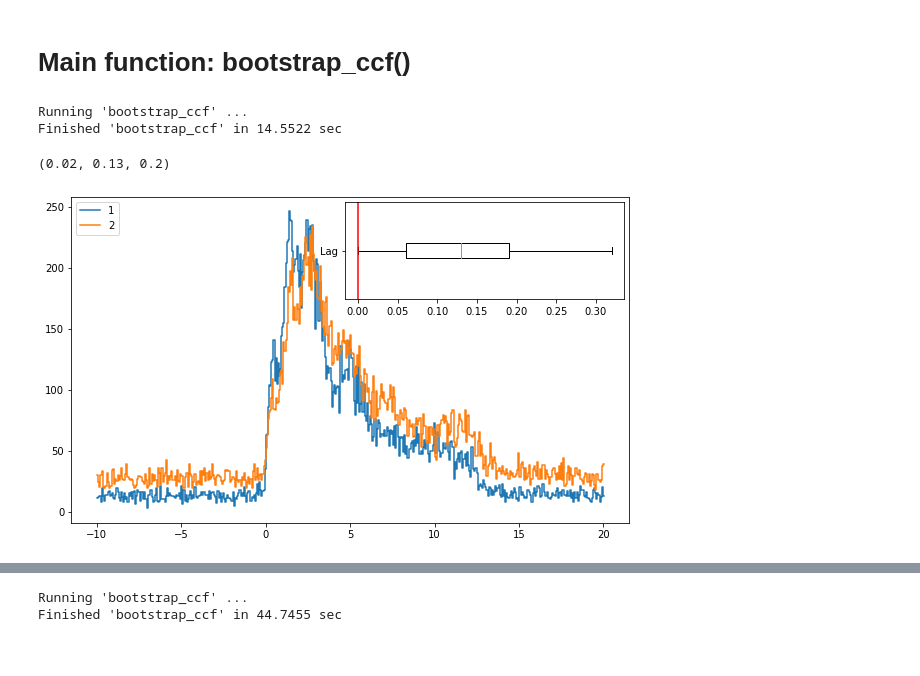
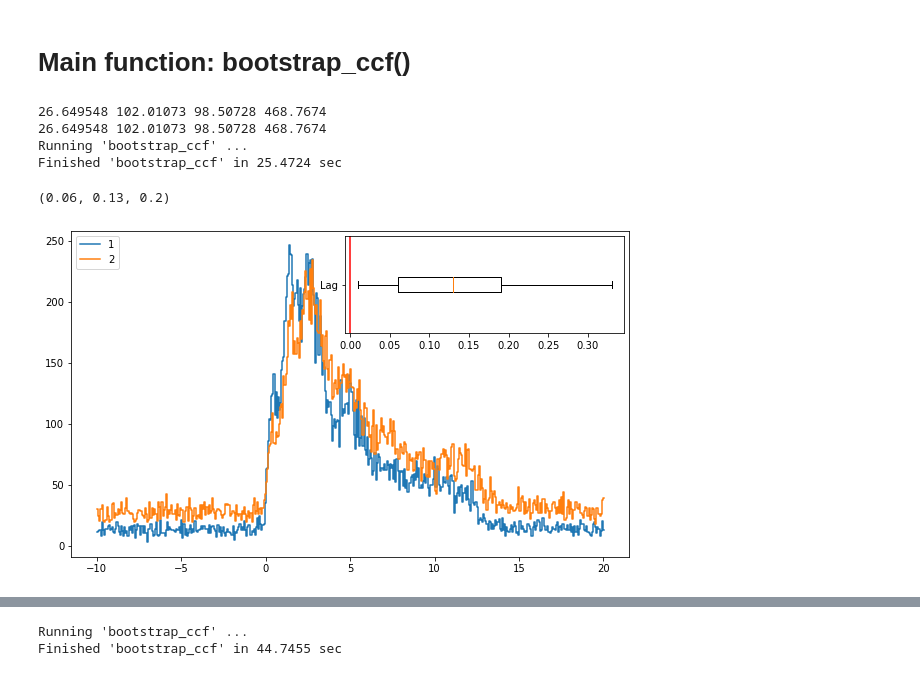
Before and after one commit to Lang-Shao/graduate_cource, a Jupyter notebook: Using_Python/Python_Codes/Statistics/ccf_using_bootstrap.ipynb, the cells around one changed output, grey strips where cells are left out. Saved outputs shown, nothing was run; the diff lists cells and outputs as text; code cells hidden in the pictures.

```diff
--- a/Using_Python/Python_Codes/Statistics/ccf_using_bootstrap.ipynb
+++ b/Using_Python/Python_Codes/Statistics/ccf_using_bootstrap.ipynb
@@ -12,8 +12,8 @@ viewt1 = -10
 viewt2 = 20
 
 
-#databasedir = '/home/lang/Work/myccf/data/'
-databasedir = '/db/Data/Fermi_GBM_burst/data/'
+databasedir = '/home/lang/Work/GBM/data/'
+#databasedir = '/db/Data/Fermi_GBM_burst/data/'
 year = '20'+bn[0:2]
 datadir = databasedir+'/'+year+'/bn'+bn
 ttefile = glob(datadir+'/'+'glg_tte_'+det+'_bn'+bn+'_v*.fit')
@@ -119,8 +119,8 @@ viewt1 = -10
 viewt2 = 20
 
 
-#databasedir = '/home/lang/Work/myccf/data/'
-databasedir = '/db/Data/Fermi_GBM_burst/data/'
+databasedir = '/home/lang/Work/GBM/data/'
+#databasedir = '/db/Data/Fermi_GBM_burst/data/'
 year = '20'+bn[0:2]
 datadir = databasedir+'/'+year+'/bn'+bn
 ttefile = glob(datadir+'/'+'glg_tte_'+det+'_bn'+bn+'_v*.fit')
@@ -205,8 +205,8 @@ def timer(func):
 
 def get_tte_from_energyrange(energy1=10, energy2=100,
                              bn='150314205', det = 'n9',
-                             databasedir='/db/Data/Fermi_GBM_burst/data/'):
-                             #databasedir = '/home/lang/Work/myccf/data/'):
+                             #databasedir='/db/Data/Fermi_GBM_burst/data/'):
+                             databasedir = '/home/lang/Work/GBM/data/'):
     assert energy2 >= energy1
     year = '20'+bn[0:2]
     datadir = databasedir+'/'+year+'/bn'+bn
@@ -220,6 +220,7 @@ def get_tte_from_energyrange(energy1=10, energy2=100,
     ebound = hdu['EBOUNDS'].data
     emin = ebound.field(1)
     emax = ebound.field(2)
+    print(emin[20],emax[50],emin[50],emax[100])
     CH1 = np.max([(emin<energy1).sum()-1,0])
     CH2 = (emax<energy2).sum()
     return t[(ch >= CH1) & (ch <= CH2)]
@@ -258,34 +259,36 @@ def bootstrap_ccf(time1, time2, viewt1 = -10, viewt2 = 20, binwidth = 0.01,  alp
         x_max = x[np.argmax(y)]
         #print('lag =',x_max*binwidth,'s')
         lags.append(x_max*binwidth)
     # confidence intervals
     alpha = alpha
     ordered = np.sort(lags)
     lower = np.percentile(ordered, (100-alpha)/2)
     upper = np.percentile(ordered, alpha+((100-alpha)/2))
     mean = np.percentile(ordered,50)
 
     if show:
         newbinwidth = np.max([np.abs(mean)*0.5,binwidth])
         tbins = np.arange(viewt1,viewt2+newbinwidth,newbinwidth)
         counts1, _ = np.histogram(time1,bins=tbins)
         counts2, _ = np.histogram(time2,bins=tbins)
         counts_forplot1 = np.concatenate(([counts1[0]],counts1))
         counts_forplot2 = np.concatenate(([counts2[0]],counts2))
         fig, ax = plt.subplots(1,1,figsize=(10, 6))
         ax.plot(tbins,counts_forplot1,drawstyle='steps',label='1')
         ax.plot(tbins,counts_forplot2,drawstyle='steps',label='2')
         ax.legend(loc='upper left')
         ax2 = inset_axes(ax, width="50%", height="30%")
         bplot = ax2.boxplot(lags,
                     vert=False,showfliers=False,labels=['Lag'],positions=[0])
         ax2.axvline(0,color='red')
     return lower, mean, upper
 
 bootstrap_ccf(get_tte_from_energyrange(70,200),get_tte_from_energyrange(20,70), show=True)
 # %% [output]
+26.649548 102.01073 98.50728 468.7674
+26.649548 102.01073 98.50728 468.7674
 Running 'bootstrap_ccf' ...
-Finished 'bootstrap_ccf' in 14.5522 sec
+Finished 'bootstrap_ccf' in 25.4724 sec
-(0.02, 0.13, 0.2)
+(0.06, 0.13, 0.2)
-[figure, old version]
+[figure, new version]
 # %%
```
Also changed, not shown: parts of 7 cells of this notebook.
